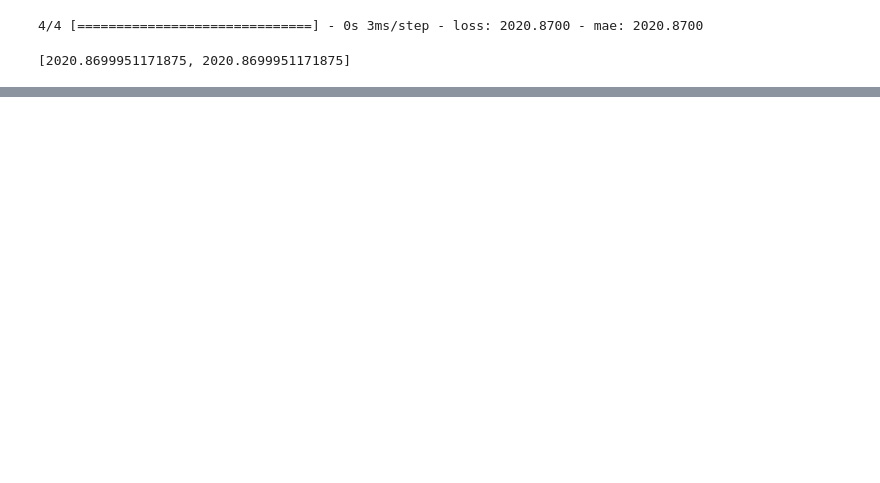
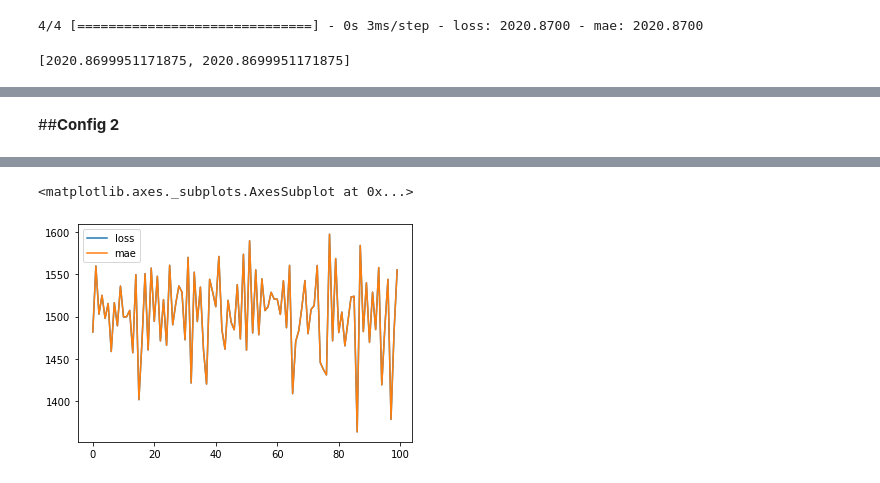
Before and after one commit to ehsanem/Tensorflow, a Jupyter notebook: TensorflowFundamental.ipynb, the cells around one changed output, grey strips where cells are left out. Cells and saved outputs as stored; diff of their text form; code cells hidden in the pictures; blank space fills up the shorter version.

```diff
--- a/TensorflowFundamental.ipynb
+++ b/TensorflowFundamental.ipynb
@@ -475,0 +475,12 @@ Boston house prices dataset
+# %% [markdown]
+##**Config 2**
+# %%
+model_2 = tf.keras.Sequential()
+model_2.add(
+    tf.keras.layers.Dense(1)
+)
+model_2.compile(optimizer='SGD', loss='mae', metrics='mae')
+history=model.fit(X_train, y_train, epochs=100)
+model_2.evaluate(X_test, y_test)
+pd.DataFrame(history.history).plot()
+# %% [output]
@@ -475,0 +504,2 @@ Boston house prices dataset
+<matplotlib.axes._subplots.AxesSubplot at 0x...>
+[figure, added]
```
Also changed, not shown: parts of 19 cells of this notebook.
